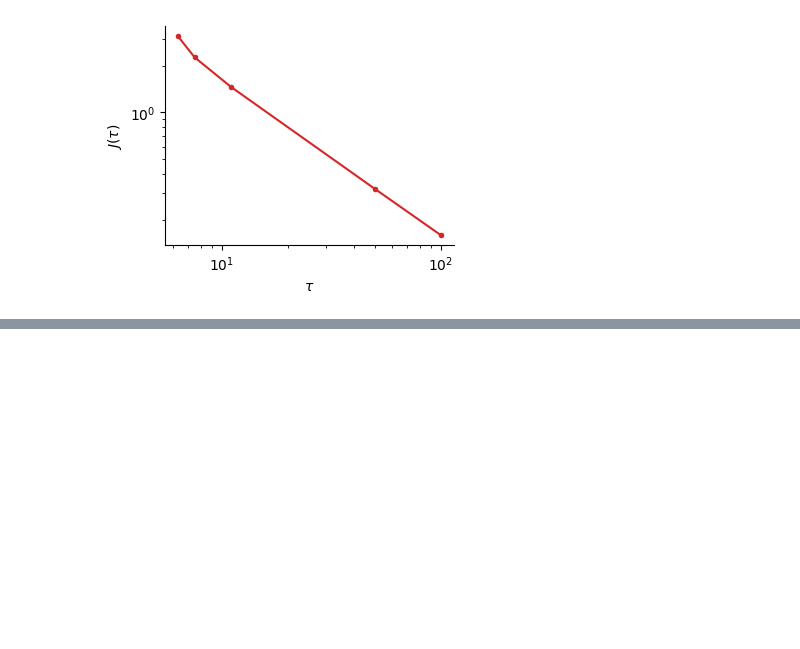
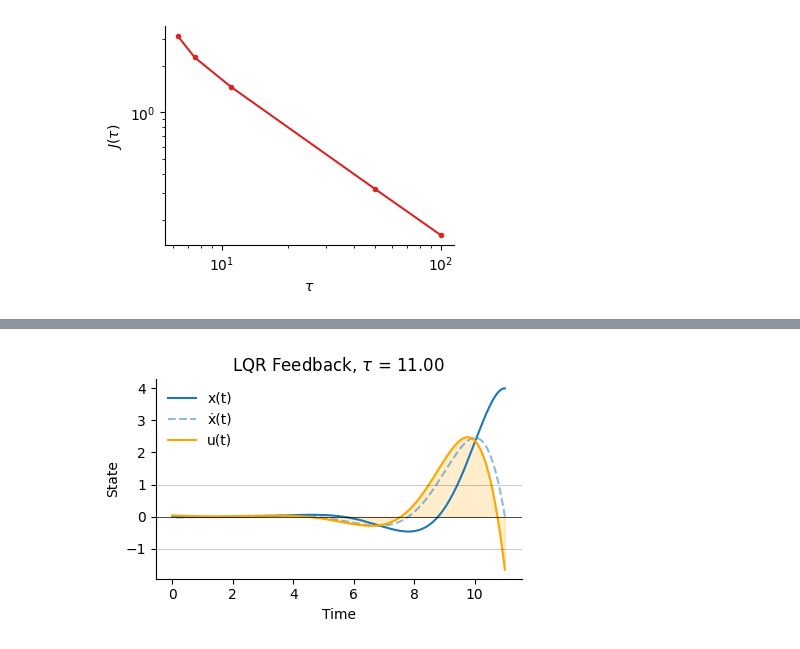
Before and after one commit to Ham0osh/phys_445, a Jupyter notebook: PHYS 887/A2.ipynb, the cells around one changed output, grey strips where cells are left out. Cells and saved outputs as stored; diff of their text form; code cells hidden in the pictures; blank space fills up the shorter version.

```diff
--- a/PHYS 887/A2.ipynb
+++ b/PHYS 887/A2.ipynb
@@ -351,0 +392,69 @@ ValueError: setting an array element with a sequence. The requested array has an
+# %%
+def riccati_dynamics(t, y):
+    # Use the S variables now
+    S11, S12, S22 = y
+    dS11dt = - 1 + 2*S12 + S12**2
+    dS12dt =   0 + S22 - S11 + S12*S22
+    dS22dt = - 1 - 2 * S12 + S22**2
+    # return negative because we want solve IVP in reverse
+    return [-dS11dt, -dS12dt, -dS22dt]
+
+def solve_riccati(tau, S_inf=1e10, resolution=1000):
+    t_span = [tau, 0]
+    y0 = [S_inf, 0, S_inf]
+    sol = solve_ivp(riccati_dynamics,
+                    [tau, 0],
+                    [1, 0, 1],  # Start with moderate value
+                    t_eval=np.linspace(tau, 0, resolution),
+                    method='Radau',
+                    rtol=1e-6,
+                    atol=1e-8)
+
+    return sol
+
+def simulate_feedback(t, S, x0=4.0):
+    S11, S12, S22 = S  # unpack
+    x = np.zeros((2, len(t)))
+    u = np.zeros(len(t))
+    x[:, 0] = [x0, 0]
+
+    for i in range(1, len(t)):
+        dt = t[i] - t[i-1]
+        K = np.array([S12[i], S22[i]])  # K(t)
+        u[i-1] = -K @ x[:, i-1]
+        dx1 = x[1, i-1]
+        dx2 = -x[0, i-1] + u[i-1]
+        x[0, i] = x[0, i-1] + dt * dx1
+        x[1, i] = x[1, i-1] + dt * dx2
+
+    # Final control input
+    u[-1] = -np.array([S12[-1], S22[-1]]) @ x[:, -1]
+    return x, u
+
+# Initial values
+tau = 11
+riccati_sol = solve_riccati(tau)
+t_vals = riccati_sol.t[::1]
+S11 = riccati_sol.y[0][::-1]
+S12 = riccati_sol.y[1][::-1]
+S22 = riccati_sol.y[2][::-1]
+
+print(riccati_sol)
+x, u = simulate_feedback(t_vals, (S11, S12, S22))
+
+fig, ax = plt.subplots(1, 1, figsize=np.array([3.3, 2.2]) * 1.35)
+ax.plot(t_vals, x[0], label='x(t)', color='C0')
+ax.plot(t_vals, x[1], label='ẋ(t)', color='C0', linestyle='--', alpha=0.5)
+ax.plot(t_vals, u, color='orange', label='u(t)')
+ax.fill_between(t_vals, u, 0, color='orange', alpha=0.2)
+ax.axhline(0, color='k', lw=0.5)
+ax.axhline(1, color='k', lw=0.5, alpha=0.3)
+ax.axhline(-1, color='k', lw=0.5, alpha=0.3)
+ax.set(xlabel='Time', ylabel='State', title=rf'LQR Feedback, $\tau$ = {tau:.2f}')
+ax.legend(framealpha=0)
+hp.despine(ax)
+plt.tight_layout()
+plt.savefig(f'plots/lqr_tau_{tau:.2f}.pdf', bbox_inches='tight')
+plt.savefig(f'plots/lqr_tau_{tau:.2f}.png', bbox_inches='tight')
+plt.show()
+# %% [output]
@@ -351,0 +474 @@ ValueError: setting an array element with a sequence. The requested array has an
+[figure, added]
```
Also changed, not shown: parts of 6 cells of this notebook, 20 other files.
